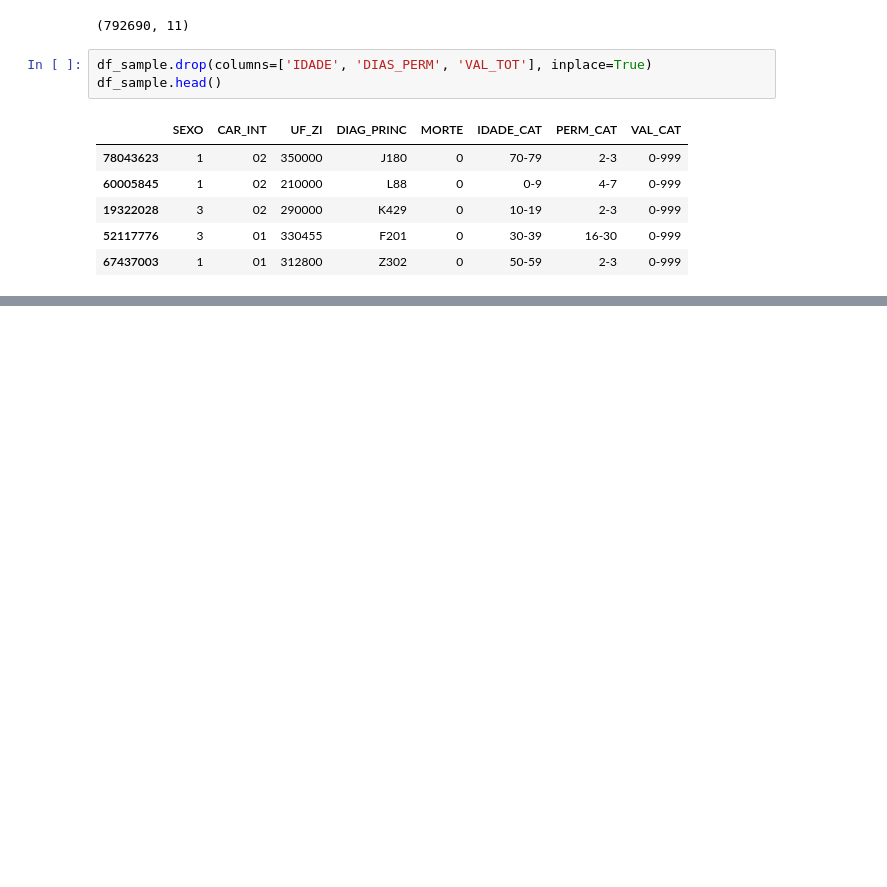
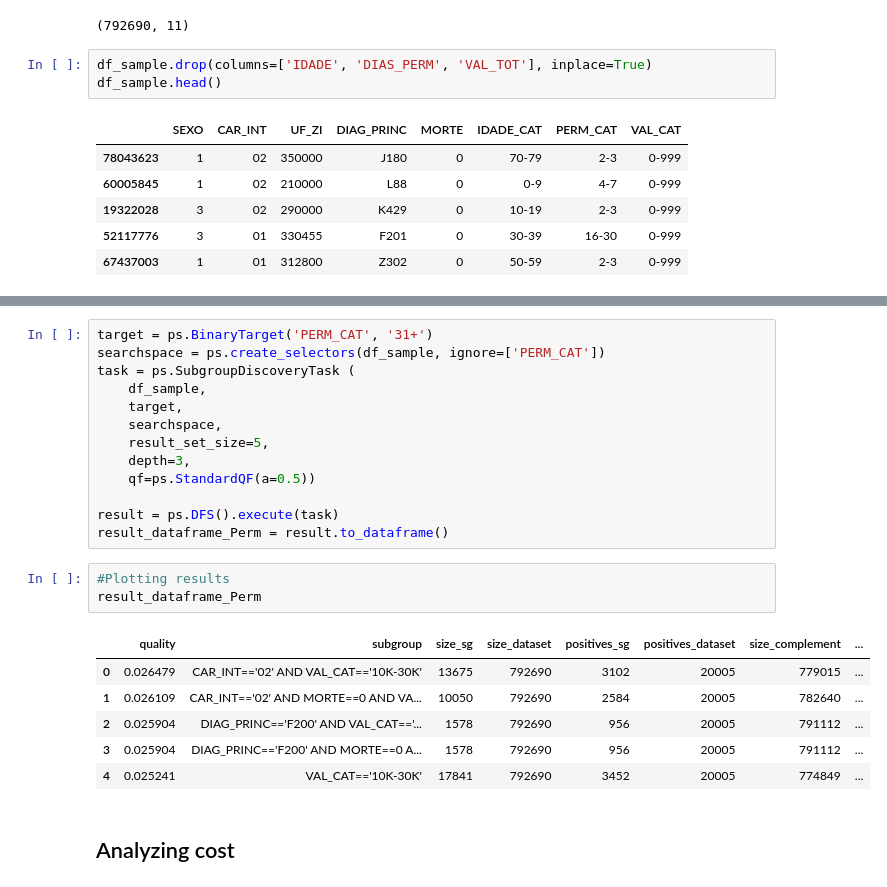
Before and after one commit to toyinjoy/Descriptive-Learning-Project, a Jupyter notebook: Projeto_Aprendizado_Descritivo_fpGrowth.ipynb, the cells around one changed output, grey strips where cells are left out. Drawn from its saved outputs; the diff is of its cells as text; blank space fills up the shorter version.

```diff
--- a/Projeto_Aprendizado_Descritivo_fpGrowth.ipynb
+++ b/Projeto_Aprendizado_Descritivo_fpGrowth.ipynb
@@ -732,0 +714,25 @@ result.to_dataframe()
+# %%
+target = ps.BinaryTarget('PERM_CAT', '31+')
+searchspace = ps.create_selectors(df_sample, ignore=['PERM_CAT'])
+task = ps.SubgroupDiscoveryTask (
+    df_sample,
+    target,
+    searchspace,
+    result_set_size=5,
+    depth=3,
+    qf=ps.StandardQF(a=0.5))
+
+result = ps.DFS().execute(task)
+result_dataframe_Perm = result.to_dataframe()
+# %%
+#Plotting results
+result_dataframe_Perm
+# %% [output]
+|  | quality | subgroup | size_sg | size_dataset | positives_sg | positives_dataset | size_complement | ... |
+| 0 | 0.026479 | CAR_INT=='02' AND VAL_CAT=='10K-30K' | 13675 | 792690 | 3102 | 20005 | 779015 | ... |
+| 1 | 0.026109 | CAR_INT=='02' AND MORTE==0 AND VA... | 10050 | 792690 | 2584 | 20005 | 782640 | ... |
+| 2 | 0.025904 | DIAG_PRINC=='F200' AND VAL_CAT=='... | 1578 | 792690 | 956 | 20005 | 791112 | ... |
+| 3 | 0.025904 | DIAG_PRINC=='F200' AND MORTE==0 A... | 1578 | 792690 | 956 | 20005 | 791112 | ... |
+| 4 | 0.025241 | VAL_CAT=='10K-30K' | 17841 | 792690 | 3452 | 20005 | 774849 | ... |
+# %% [markdown]
+## Analyzing cost
```
Also changed, not shown: parts of 9 cells of this notebook.
